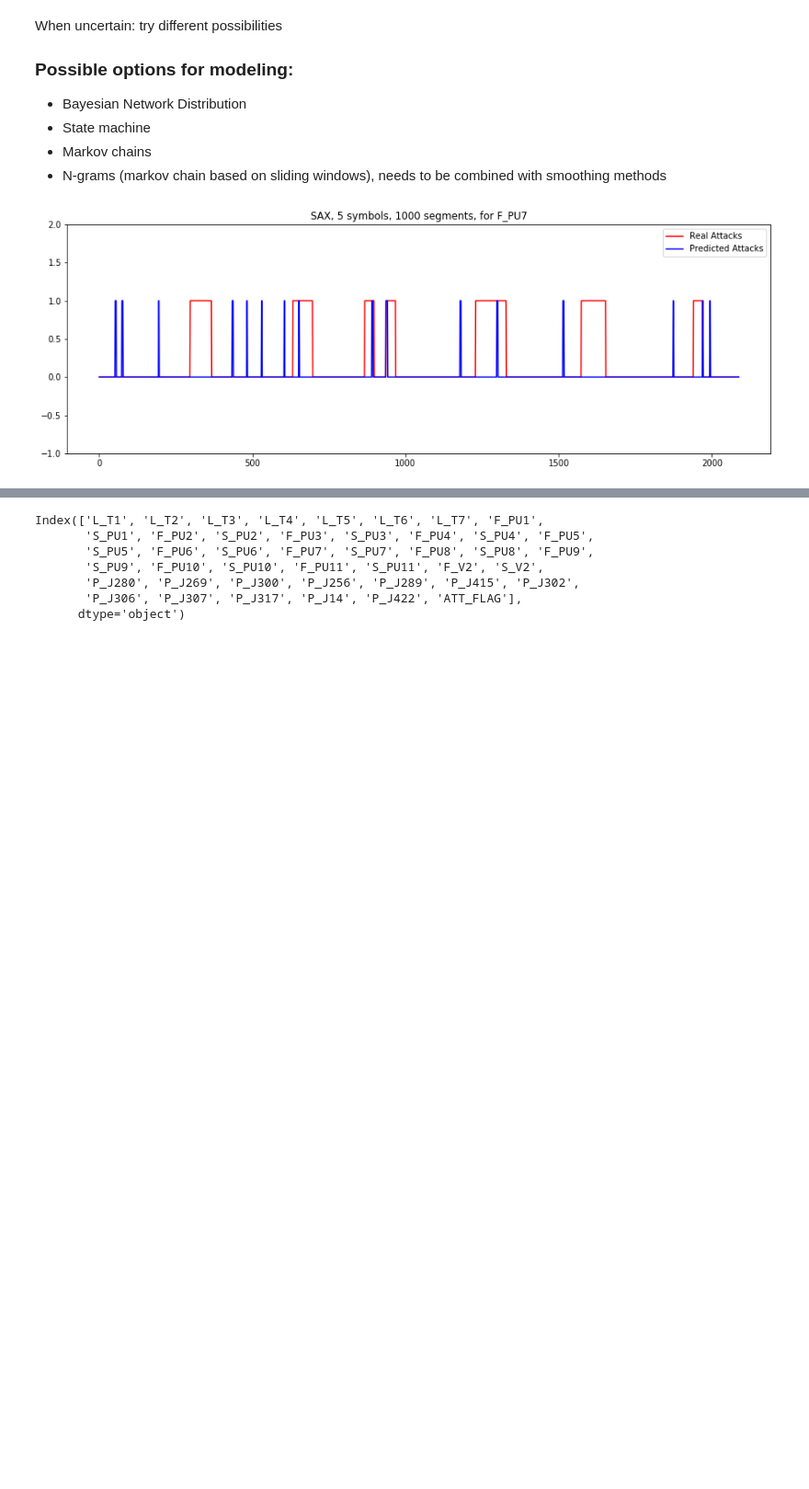
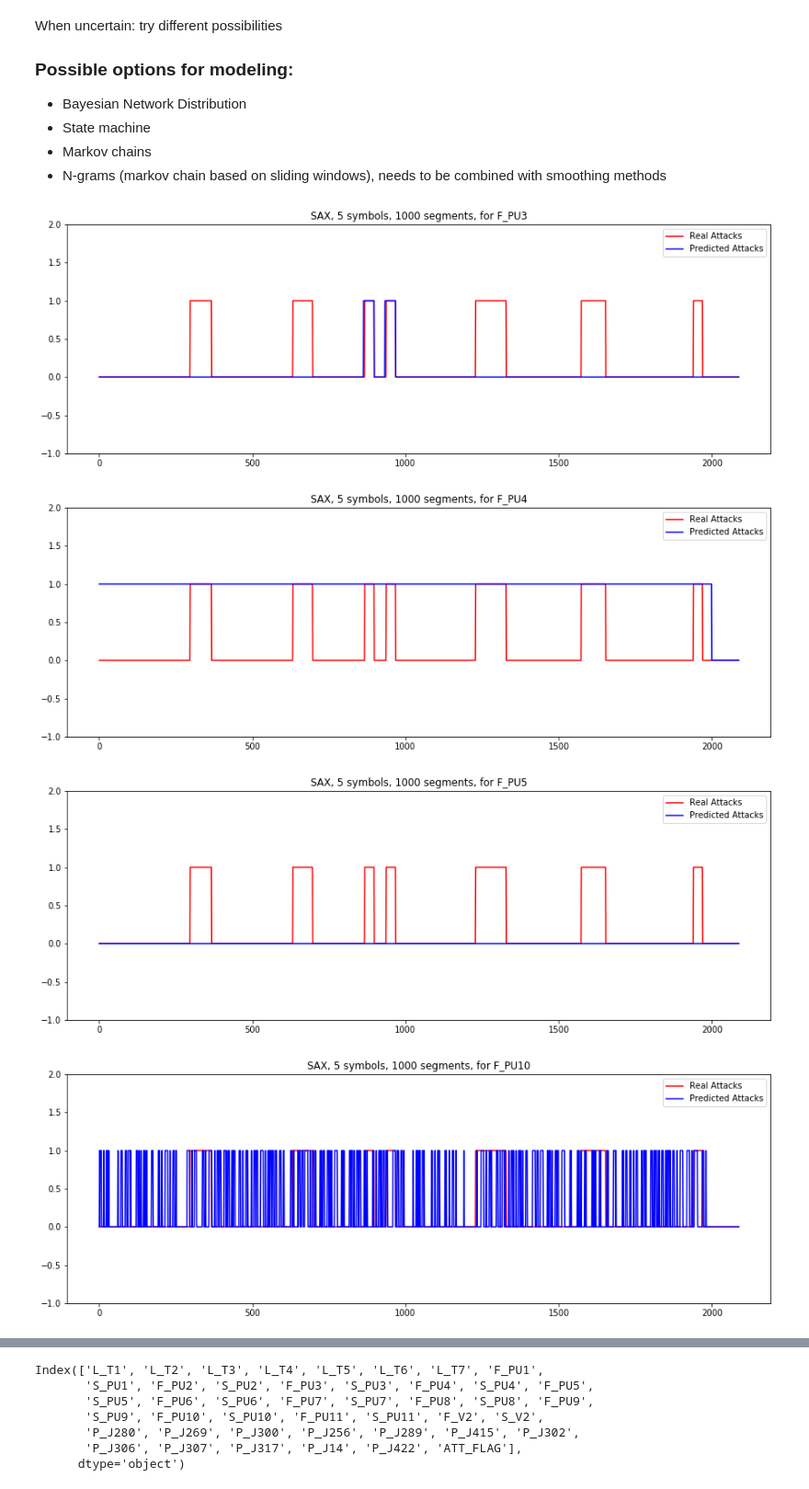
Before and after one commit to R-Graafmans/CDA_CS4035, a Jupyter notebook: Assignment2/Main_cas.ipynb, the cells around one changed output, grey strips where cells are left out. Shown at 92% size. Saved outputs shown, nothing was run; the diff lists cells and outputs as text; code cells hidden in the pictures; blank space fills up the shorter version.

```diff
--- a/Assignment2/Main_cas.ipynb
+++ b/Assignment2/Main_cas.ipynb
@@ -381,15 +409,20 @@ def discretization(training_set, test_set, features, n_segments, alphabet_size,
 # %%
 # F_PU1 and F_PU7 both detect other anomalies
-data2.loc[data2['ATT_FLAG'] < 0, 'ATT_FLAG'] = 0
 training_data = data2.append(data, ignore_index = True)
 test_data = data3
 # features = ['L_T1', 'L_T4', 'L_T7', 'F_PU1', 'F_PU2', 'F_PU7', 'F_PU10', 'F_PU11']
+# Training
 # features = ['F_PU1', 'F_PU2', 'F_PU7', 'F_PU10', 'F_PU11']
-features = ['F_PU7']
+# Test
+features = ['F_PU3', 'F_PU4', 'F_PU5', 'F_PU10','F_PU11']
+# features = ['F_PU3']
 discretization(training_data, test_data, features,
                n_segments=1000,
                alphabet_size=5,
-               treshold=0.0004,
+               treshold=0.00001,
                n_elements_ngram=5)
 # %% [output]
-[figure, old version]
+[figure, new version]
+[figure, added]
+[figure, added]
+[figure, added]
```
Also changed, not shown: parts of 3 cells of this notebook.
